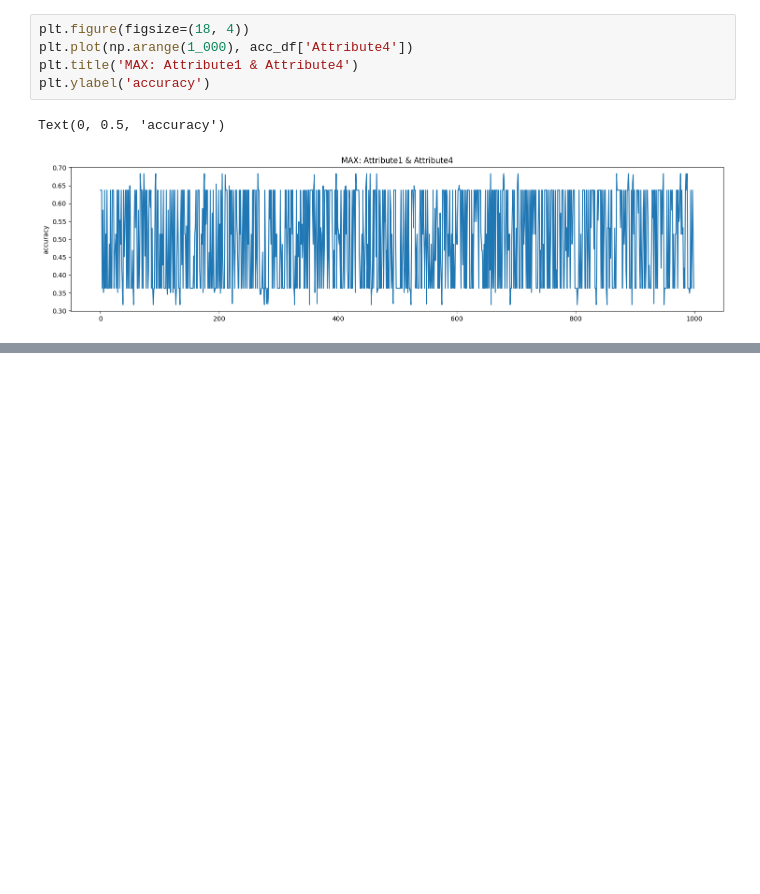
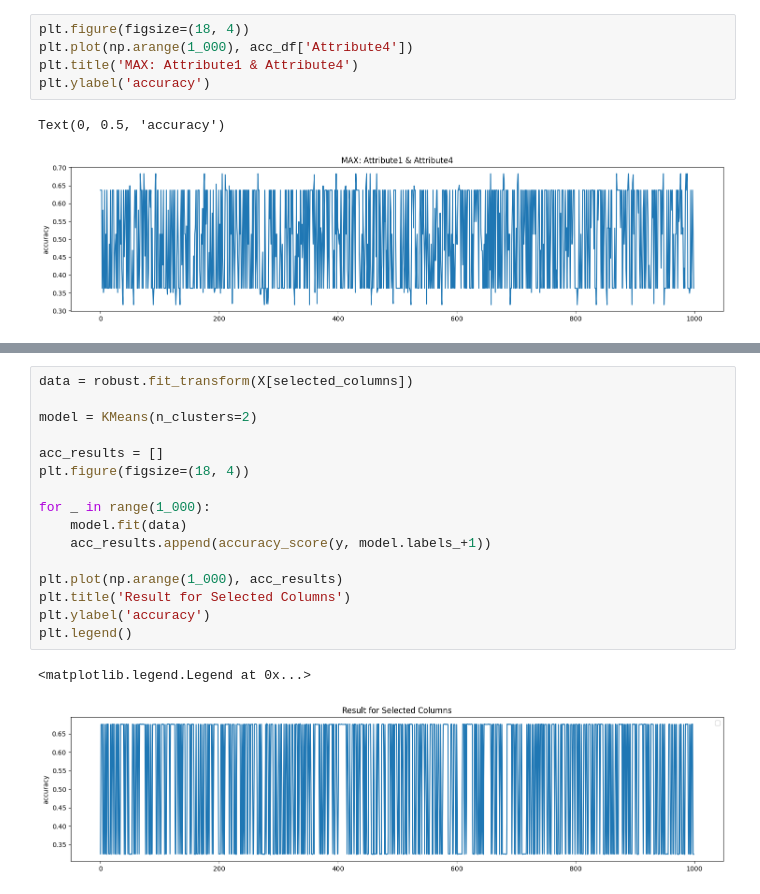
Before and after one commit to fadeeva/MLDL_plgrnd, a Jupyter notebook: Clusters/01_KMeans.ipynb, the cells around one changed output, grey strips where cells are left out. Drawn from its saved outputs; the diff is of its cells as text; blank space fills up the shorter version.

```diff
--- a/Clusters/01_KMeans.ipynb
+++ b/Clusters/01_KMeans.ipynb
@@ -309,0 +395,19 @@ Text(0, 0.5, 'accuracy')
+# %%
+data = robust.fit_transform(X[selected_columns])
+
+model = KMeans(n_clusters=2)
+
+acc_results = []
+plt.figure(figsize=(18, 4))
+
+for _ in range(1_000):
+    model.fit(data)
+    acc_results.append(accuracy_score(y, model.labels_+1))
+
+plt.plot(np.arange(1_000), acc_results)
+plt.title('Result for Selected Columns')
+plt.ylabel('accuracy')
+plt.legend()
+# %% [output]
+<matplotlib.legend.Legend at 0x...>
+[figure, added]
```
Also changed, not shown: parts of 8 cells of this notebook.
